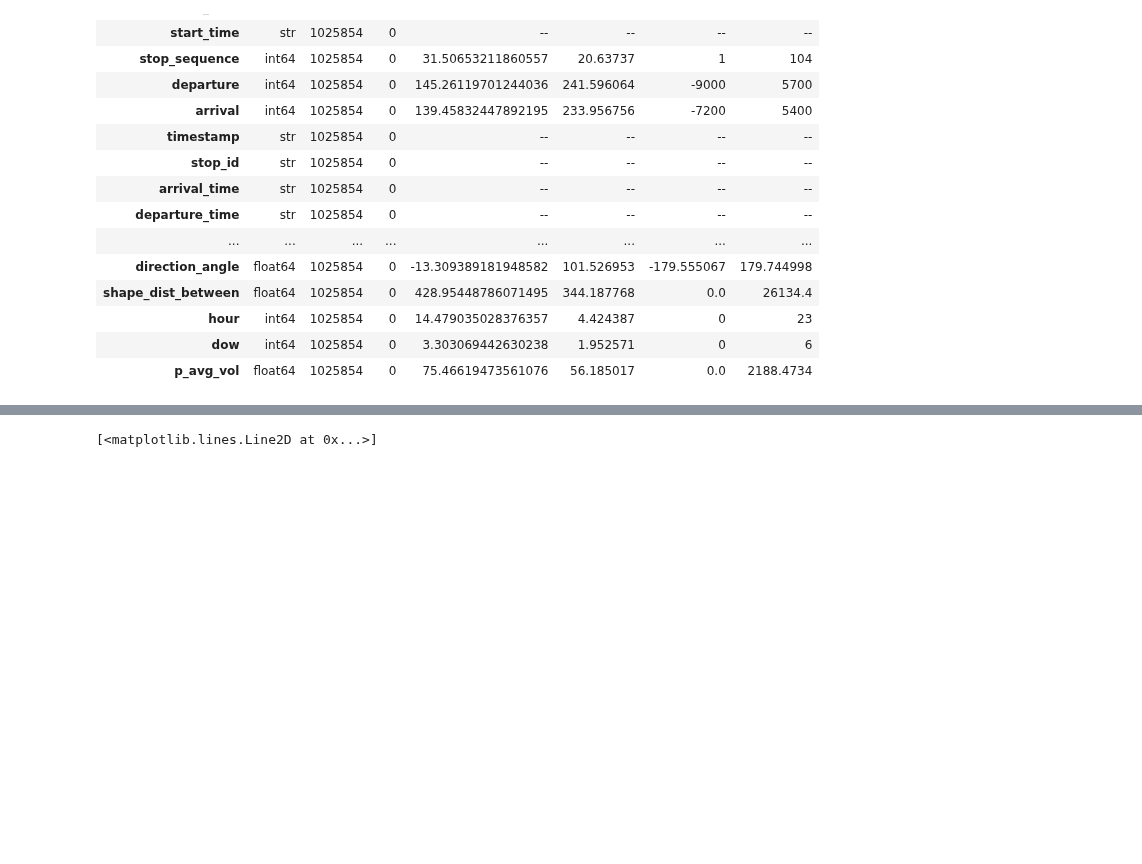
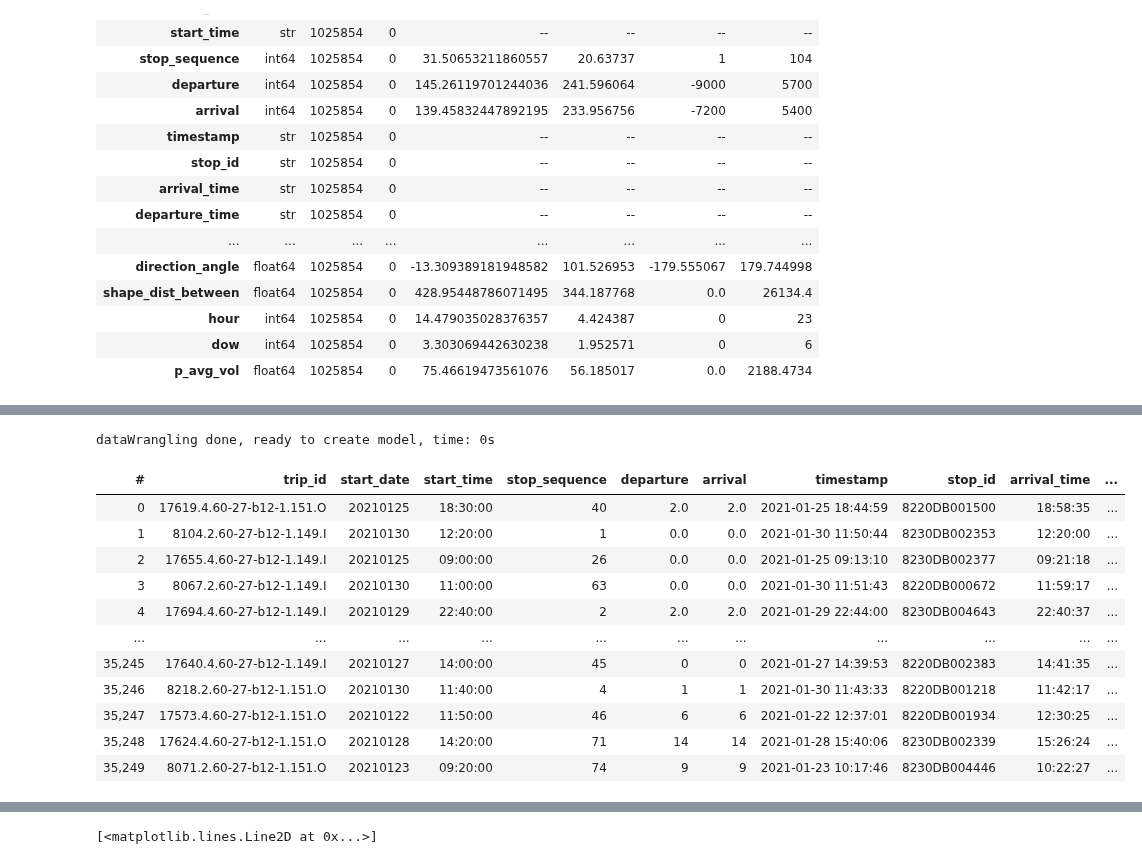
Before and after one commit to Drakodav/backend_d-dub, a Jupyter notebook: ml/processing/gtfsr_create_model.ipynb, the cells around one changed output, grey strips where cells are left out. Drawn from its saved outputs; the diff is of its cells as text; code cells hidden in the pictures; blank space fills up the shorter version.

```diff
--- a/ml/processing/gtfsr_create_model.ipynb
+++ b/ml/processing/gtfsr_create_model.ipynb
@@ -133,37 +133,54 @@ def transform_data(df):
     df['arr_hour'] = df['arrival_time'].apply(lambda t: get_dt(t, "%H:%M:%S").hour)
     df['arr_minute'] = df['arrival_time'].apply(lambda t: get_dt(t, "%H:%M:%S").minute)
     df['arr_second'] = df['arrival_time'].apply(lambda t: get_dt(t, "%H:%M:%S").second)
 
     df['dep_dow'] = df.apply(apply_dow, ["start_date", "start_time", "departure_time"])
     df['dep_hour'] = df['departure_time'].apply(lambda t: get_dt(t, "%H:%M:%S").hour)
     df['dep_minute'] = df['departure_time'].apply(lambda t: get_dt(t, "%H:%M:%S").minute)
     df['dep_second'] = df['departure_time'].apply(lambda t: get_dt(t, "%H:%M:%S").second)
 
     cycl_transform_dow = vaex.ml.CycleTransformer(features=["t_dow", 'arr_dow'], n=7)
     df = cycl_transform_dow.fit_transform(df)
 
     cycl_transform_hour = vaex.ml.CycleTransformer(features=["t_hour", 'arr_hour'], n=24)
     df = cycl_transform_hour.fit_transform(df)
 
     cycl_transform_minute = vaex.ml.CycleTransformer(features=["t_minute", 't_second', 'arr_minute', 'arr_second'], n=60)
     df = cycl_transform_minute.fit_transform(df)
 
     # df['updated_trip_id'] = df['trip_id'].apply(lambda id: id.replace('-', '').replace('.',''))
     # df['updated_route_id'] = df['route_id'].apply(lambda id: id.replace('-', ''))
     # one_hot_encode = vaex.ml.OneHotEncoder(features=['updated_route_id', 'updated_trip_id'], prefix='one_hot_')
     # df = one_hot_encode.fit_transform(df)
 
-    # standard_scaler = vaex.ml.StandardScaler(features=["p_avg_vol", "shape_dist_traveled", "shape_dist_between"])
-    # df = standard_scaler.fit_transform(df)
+    df['arrival'] = df['arrival'].apply(lambda t: 0 if t == 0 else t/60)
+    df['departure'] = df['departure'].apply(lambda t: 0 if t == 0 else t/60)
 
-    minmax_scaler = vaex.ml.MinMaxScaler(features=["p_avg_vol", "shape_dist_traveled", "shape_dist_between"])
-    df = minmax_scaler.fit_transform(df)
+    standard_scaler = vaex.ml.StandardScaler(features=["p_avg_vol", "shape_dist_traveled", "shape_dist_between"])
+    df = standard_scaler.fit_transform(df)
+
+    # minmax_scaler = vaex.ml.MinMaxScaler(features=["p_avg_vol", "shape_dist_traveled", "shape_dist_between"])
+    # df = minmax_scaler.fit_transform(df)
 
     print("dataWrangling done, ready to create model, time: {}s".format(round(time.time() - start)))
     return df
 
 transformed_df = transform_data(df_train)
 transformed_df
+# %% [output]
+dataWrangling done, ready to create model, time: 0s
+| # | trip_id | start_date | start_time | stop_sequence | departure | arrival | timestamp | stop_id | arrival_time | ... |
+| 0 | 17619.4.60-27-b12-1.151.O | 20210125 | 18:30:00 | 40 | 2.0 | 2.0 | 2021-01-25 18:44:59 | 8220DB001500 | 18:58:35 | ... |
+| 1 | 8104.2.60-27-b12-1.149.I | 20210130 | 12:20:00 | 1 | 0.0 | 0.0 | 2021-01-30 11:50:44 | 8230DB002353 | 12:20:00 | ... |
+| 2 | 17655.4.60-27-b12-1.149.I | 20210125 | 09:00:00 | 26 | 0.0 | 0.0 | 2021-01-25 09:13:10 | 8230DB002377 | 09:21:18 | ... |
+| 3 | 8067.2.60-27-b12-1.149.I | 20210130 | 11:00:00 | 63 | 0.0 | 0.0 | 2021-01-30 11:51:43 | 8220DB000672 | 11:59:17 | ... |
+| 4 | 17694.4.60-27-b12-1.149.I | 20210129 | 22:40:00 | 2 | 2.0 | 2.0 | 2021-01-29 22:44:00 | 8230DB004643 | 22:40:37 | ... |
+| ... | ... | ... | ... | ... | ... | ... | ... | ... | ... | ... |
+| 35,245 | 17640.4.60-27-b12-1.149.I | 20210127 | 14:00:00 | 45 | 0 | 0 | 2021-01-27 14:39:53 | 8220DB002383 | 14:41:35 | ... |
+| 35,246 | 8218.2.60-27-b12-1.151.O | 20210130 | 11:40:00 | 4 | 1 | 1 | 2021-01-30 11:43:33 | 8220DB001218 | 11:42:17 | ... |
+| 35,247 | 17573.4.60-27-b12-1.151.O | 20210122 | 11:50:00 | 46 | 6 | 6 | 2021-01-22 12:37:01 | 8220DB001934 | 12:30:25 | ... |
+| 35,248 | 17624.4.60-27-b12-1.151.O | 20210128 | 14:20:00 | 71 | 14 | 14 | 2021-01-28 15:40:06 | 8230DB002339 | 15:26:24 | ... |
+| 35,249 | 8071.2.60-27-b12-1.151.O | 20210123 | 09:20:00 | 74 | 9 | 9 | 2021-01-23 10:17:46 | 8230DB004446 | 10:22:27 | ... |
 # %%
 from sklearn.neural_network import MLPRegressor
 
```
Also changed, not shown: parts of 6 cells of this notebook, 2 other files.
